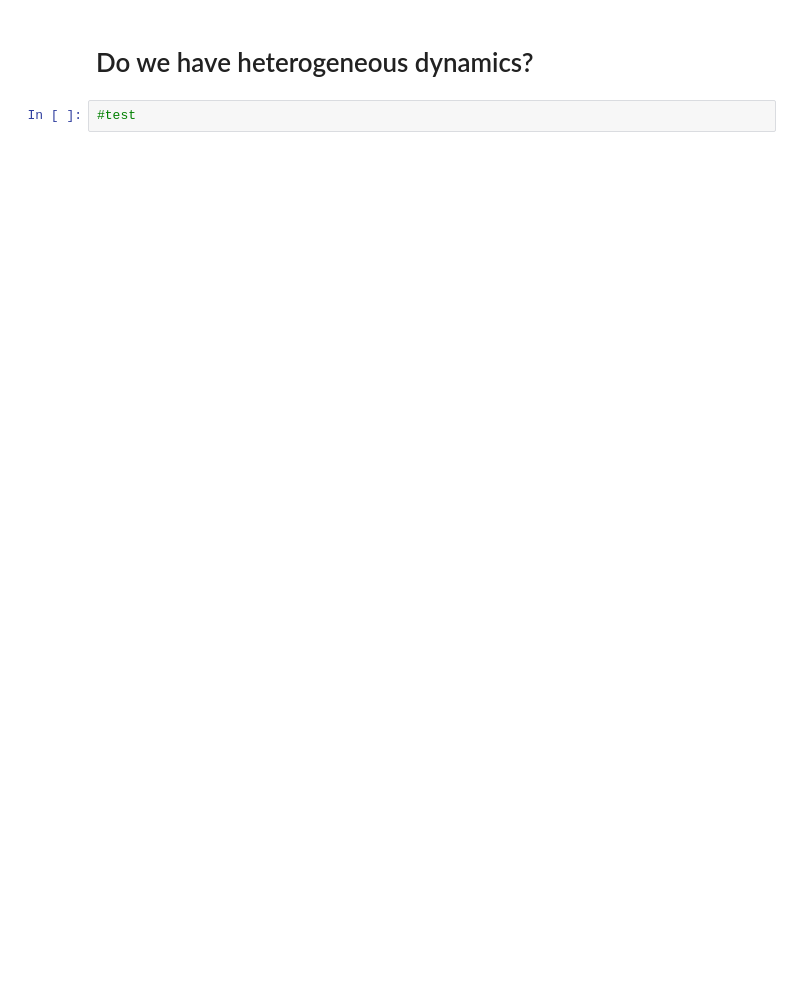
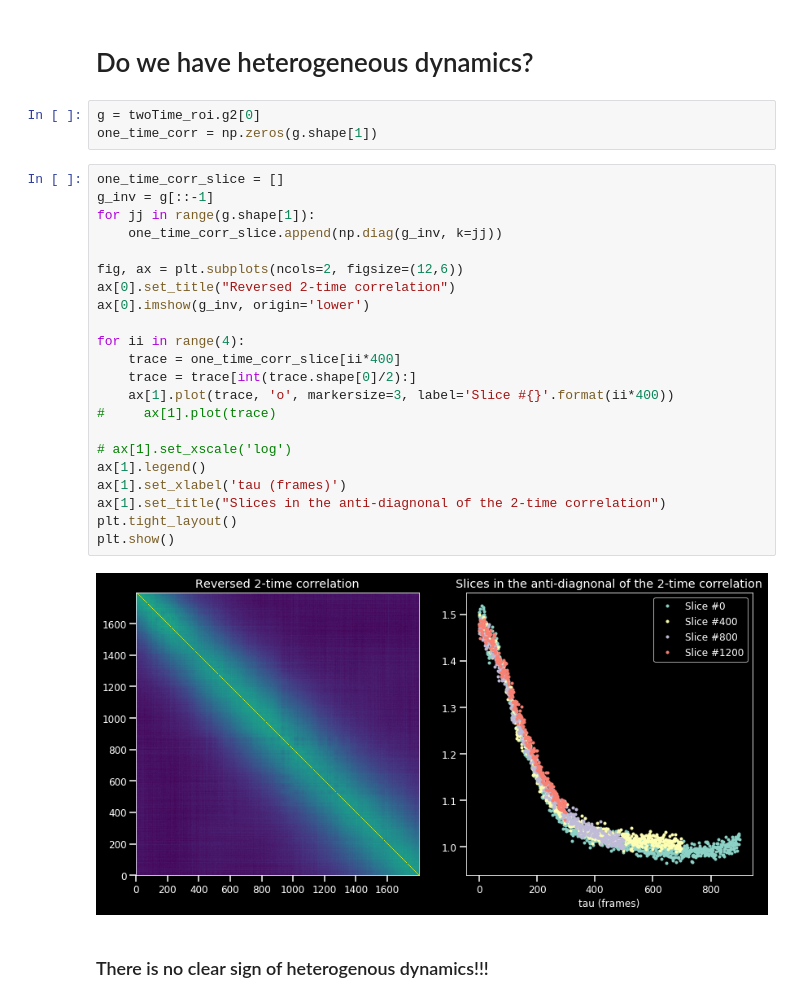
Before and after one commit to vespos/LSCO_DESY, a Jupyter notebook: correct_illumination.ipynb, the cells around one changed output. Cells and saved outputs as stored; diff of their text form; blank space fills up the shorter version.

Commit message:
heterogeneous dynamics

```diff
--- a/correct_illumination.ipynb
+++ b/correct_illumination.ipynb
@@ -218,4 +224,31 @@ plt.show()
 # %% [markdown]
 # Do we have heterogeneous dynamics?
-# %%
-#test
+# %%
+g = twoTime_roi.g2[0]
+one_time_corr = np.zeros(g.shape[1])
+# %%
+one_time_corr_slice = []
+g_inv = g[::-1]
+for jj in range(g.shape[1]):
+    one_time_corr_slice.append(np.diag(g_inv, k=jj))
+
+fig, ax = plt.subplots(ncols=2, figsize=(12,6))
+ax[0].set_title("Reversed 2-time correlation")
+ax[0].imshow(g_inv, origin='lower')
+
+for ii in range(4):
+    trace = one_time_corr_slice[ii*400]
+    trace = trace[int(trace.shape[0]/2):]
+    ax[1].plot(trace, 'o', markersize=3, label='Slice #{}'.format(ii*400))
+#     ax[1].plot(trace)
+
+# ax[1].set_xscale('log')
+ax[1].legend()
+ax[1].set_xlabel('tau (frames)')
+ax[1].set_title("Slices in the anti-diagnonal of the 2-time correlation")
+plt.tight_layout()
+plt.show()
+# %% [output]
+[figure, added]
+# %% [markdown]
+### There is no clear sign of heterogenous dynamics!!!
```
Also changed, not shown: parts of 6 cells of this notebook, 1 other file.
